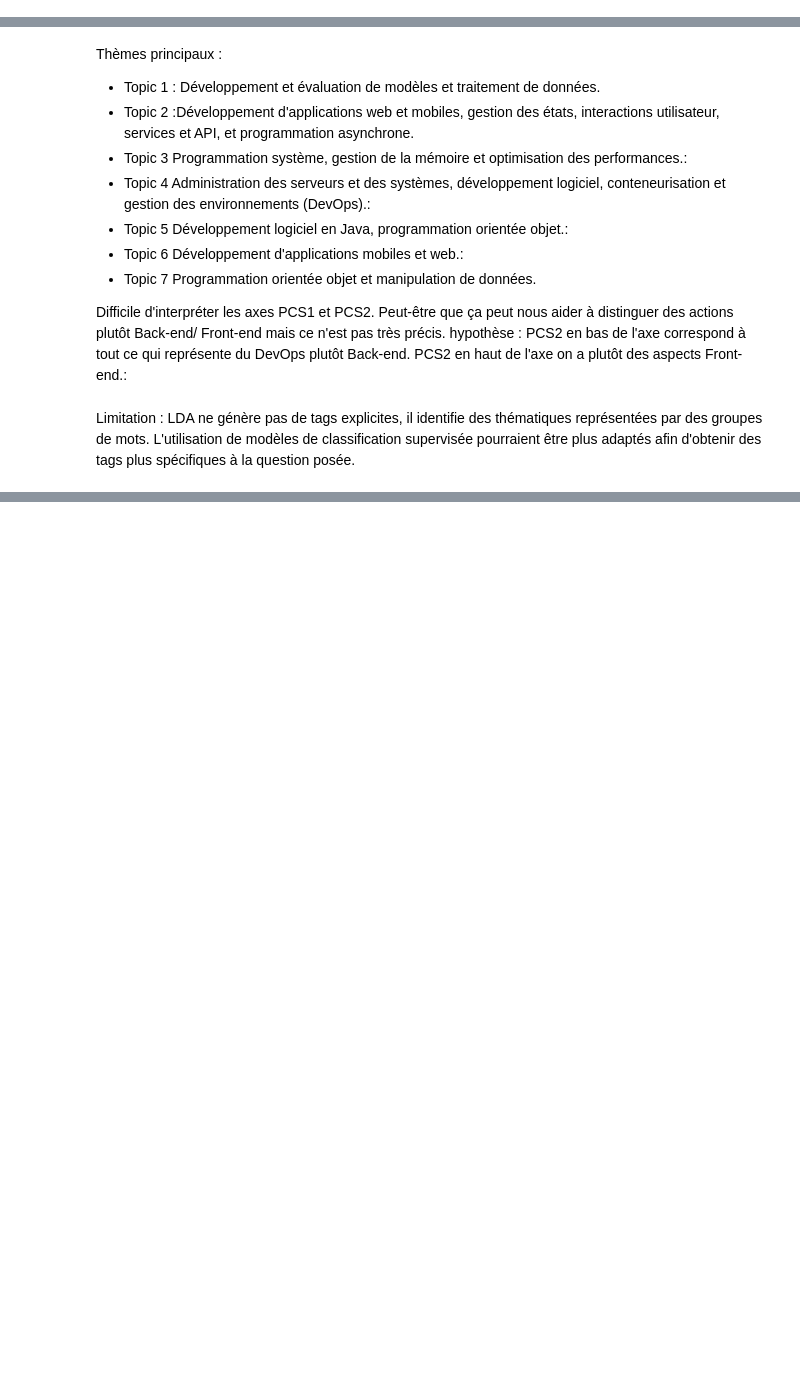
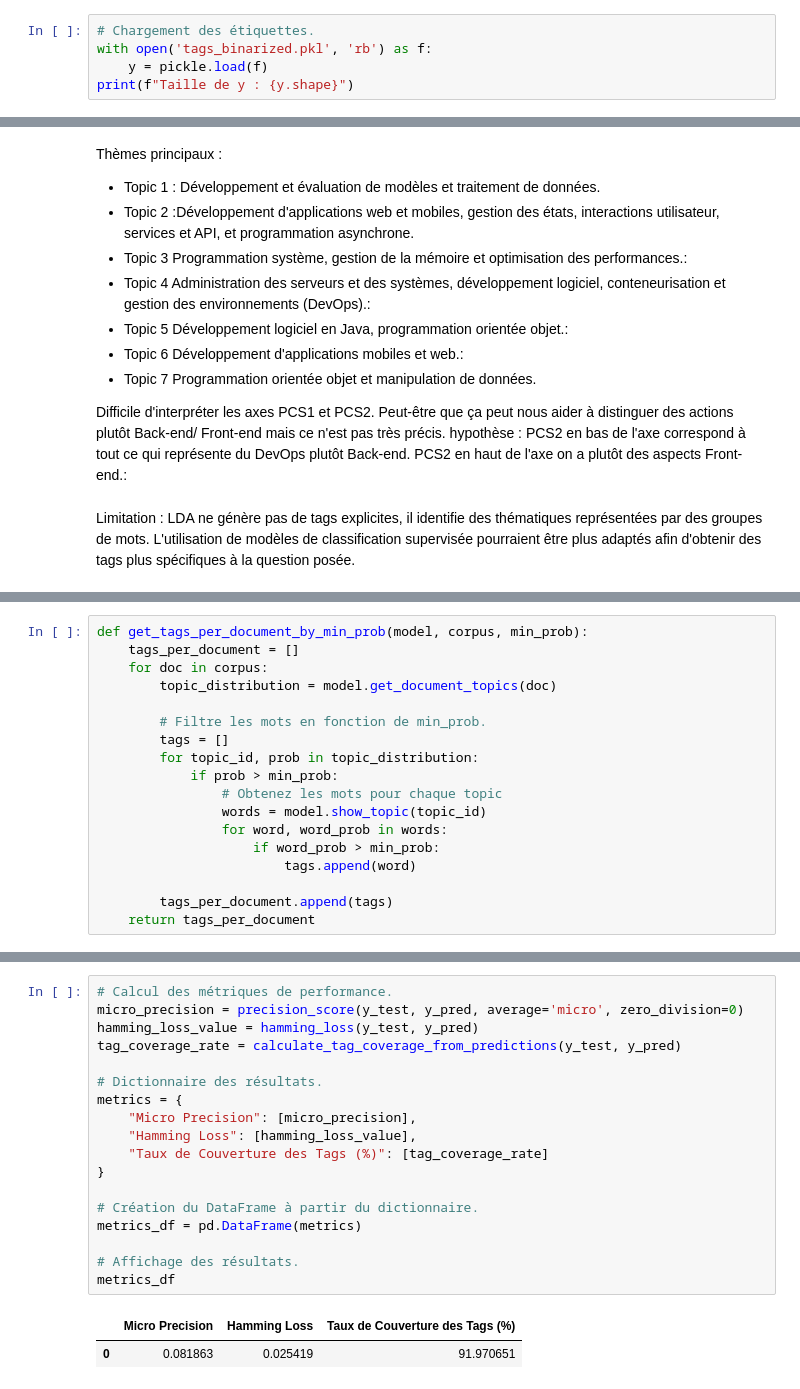
Before and after one commit to flaviejvn/P5_-_Categorisez_automatiquement_des_questions, a Jupyter notebook: Jouvin_Flavie_3_notebook_approche_non_supervisee_052024.ipynb, the cells around one changed output, grey strips where cells are left out. Saved outputs shown, nothing was run; the diff lists cells and outputs as text; blank space fills up the shorter version.

```diff
--- a/Jouvin_Flavie_3_notebook_approche_non_supervisee_052024.ipynb
+++ b/Jouvin_Flavie_3_notebook_approche_non_supervisee_052024.ipynb
@@ -69,0 +78,5 @@ id2word.filter_extremes(no_below=5, no_above=0.5)
+# %%
+# Chargement des étiquettes.
+with open('tags_binarized.pkl', 'rb') as f:
+    y = pickle.load(f)
+print(f"Taille de y : {y.shape}")
@@ -601,0 +605,18 @@ Limitation : LDA ne génère pas de tags explicites, il identifie des thématiqu
+# %%
+def get_tags_per_document_by_min_prob(model, corpus, min_prob):
+    tags_per_document = []
+    for doc in corpus:
+        topic_distribution = model.get_document_topics(doc)
+
+        # Filtre les mots en fonction de min_prob.
+        tags = []
+        for topic_id, prob in topic_distribution:
+            if prob > min_prob:
+                # Obtenez les mots pour chaque topic
+                words = model.show_topic(topic_id)
+                for word, word_prob in words:
+                    if word_prob > min_prob:
+                        tags.append(word)
+
+        tags_per_document.append(tags)
+    return tags_per_document
@@ -601,0 +700,21 @@ Limitation : LDA ne génère pas de tags explicites, il identifie des thématiqu
+# %%
+# Calcul des métriques de performance.
+micro_precision = precision_score(y_test, y_pred, average='micro', zero_division=0)
+hamming_loss_value = hamming_loss(y_test, y_pred)
+tag_coverage_rate = calculate_tag_coverage_from_predictions(y_test, y_pred)
+
+# Dictionnaire des résultats.
+metrics = {
+    "Micro Precision": [micro_precision],
+    "Hamming Loss": [hamming_loss_value],
+    "Taux de Couverture des Tags (%)": [tag_coverage_rate]
+}
+
+# Création du DataFrame à partir du dictionnaire.
+metrics_df = pd.DataFrame(metrics)
+
+# Affichage des résultats.
+metrics_df
+# %% [output]
+|  | Micro Precision | Hamming Loss | Taux de Couverture des Tags (%) |
+| 0 | 0.081863 | 0.025419 | 91.970651 |
```
Also changed, not shown: parts of 21 cells of this notebook.
